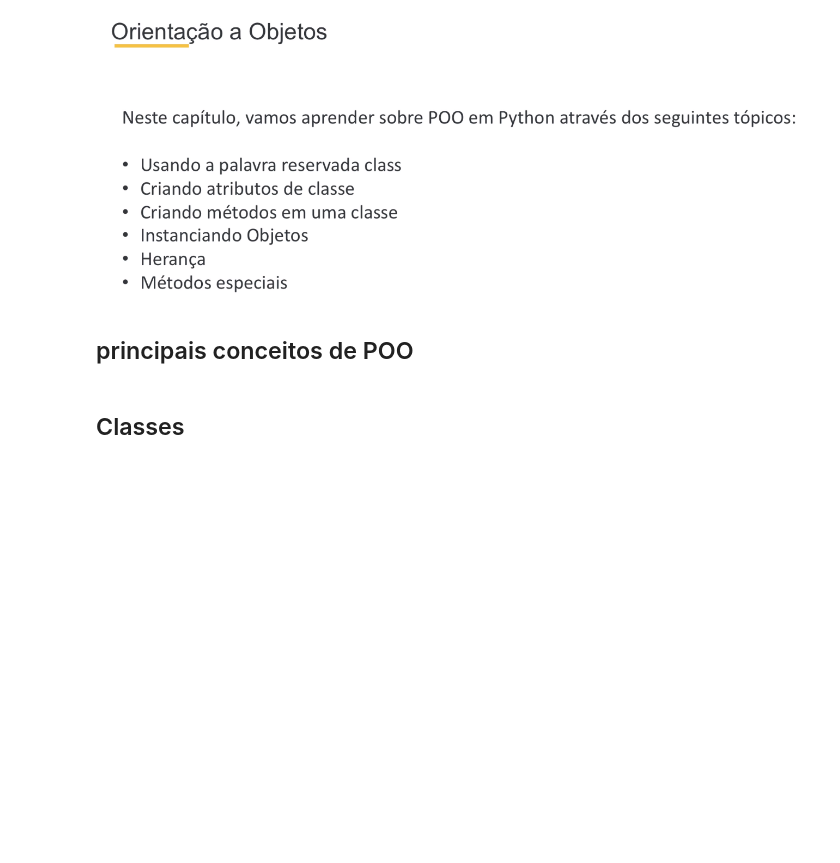
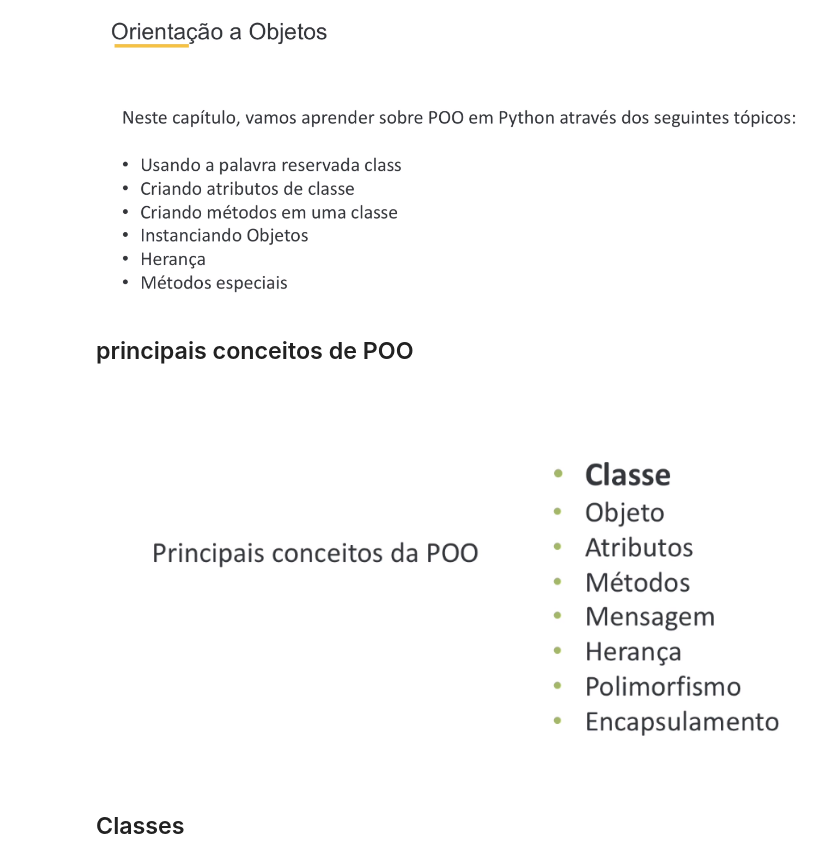
Before and after one commit to WesleySiNeves/AprendendoPython, a Jupyter notebook: Curso_Python_DSA/Cap05/Notebooks/DSA-Python-Cap05-01-Classes.ipynb, the cells around one changed output. Cells and saved outputs as stored; diff of their text form; code cells hidden in the pictures; blank space fills up the shorter version.

```diff
--- a/Curso_Python_DSA/Cap05/Notebooks/DSA-Python-Cap05-01-Classes.ipynb
+++ b/Curso_Python_DSA/Cap05/Notebooks/DSA-Python-Cap05-01-Classes.ipynb
@@ -5,7 +5,7 @@
 # %% [markdown]
 ## resumo
 # %%
-diretorio_imagens =r"F:/VersionCode/AprendendoPython/AprendendoPython/Curso_Python_Youtube_Xscripts/arquivos/"
+diretorio_imagens =r"F:/VersionCode/AprendendoPython/AprendendoPython/Imagens/"
 # %%
 from IPython.display import Image
 Image(diretorio_imagens +'OrientacaoObjetos.png')
@@ -13,5 +13,10 @@ Image(diretorio_imagens +'OrientacaoObjetos.png')
 [figure]
 # %% [markdown]
 ## principais conceitos de POO
+# %%
+from IPython.display import Image
+Image(diretorio_imagens +'conceitosPoo.png')
+# %% [output]
+[figure, added]
 # %% [markdown]
 ## Classes
```
Also changed, not shown: parts of 6 cells of this notebook, 44 other files.
